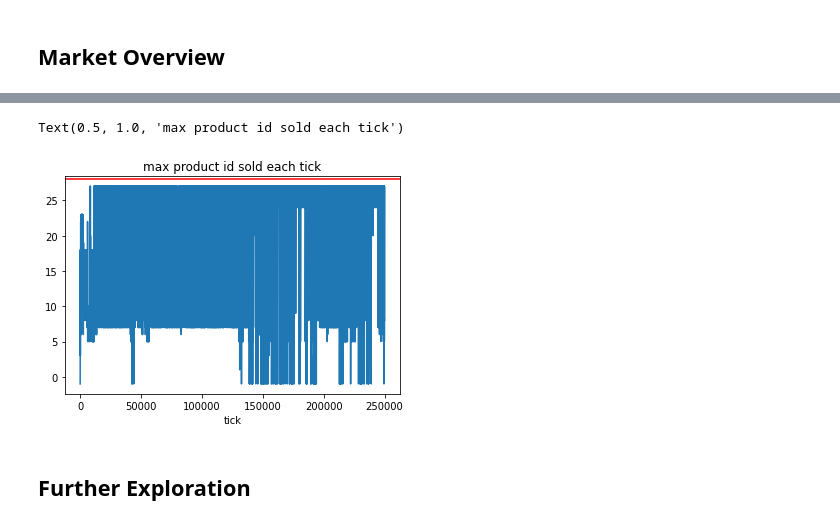
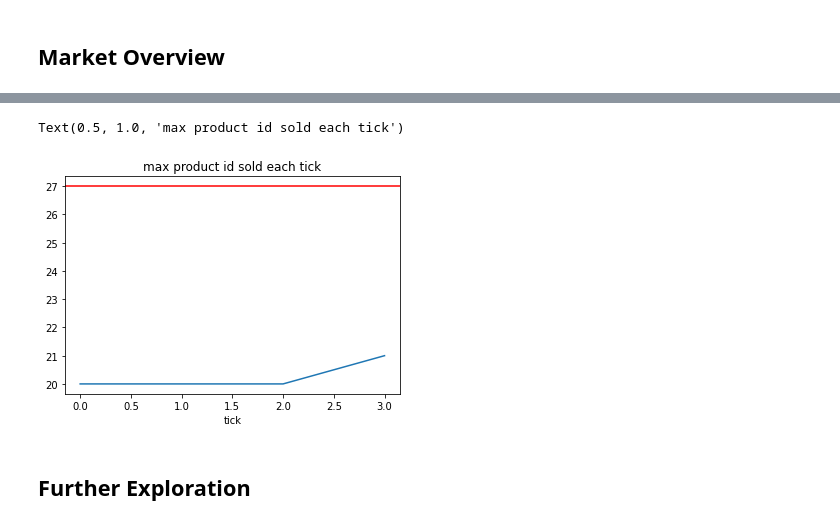
Before and after one commit to gerner/stellarpunk, a Jupyter notebook: notebook/econ_sim.ipynb, the cells around one changed output, grey strips where cells are left out. Cells and saved outputs as stored; diff of their text form; code cells hidden in the pictures.

```diff
--- a/notebook/econ_sim.ipynb
+++ b/notebook/econ_sim.ipynb
@@ -113 +103,4 @@ transaction_df.groupby("product")[["amount", "value"]].sum()
+# %%
+#transaction_tick_grouping = "tick"
+transaction_tick_grouping = transaction_df["tick"] // (5*60)
 # %%
@@ -174,10 +167,10 @@ transaction_df["product"].hist(bins=transaction_df["product"].nunique())
 # %%
-transaction_df.groupby("tick")["product"].max().plot()
+transaction_df.groupby(transaction_tick_grouping)["product"].max().plot()
 plt.axhline(production_chain_df.shape[1], color="red")
 plt.title("max product id sold each tick")
 # %% [output]
 Text(0.5, 1.0, 'max product id sold each tick')
-[figure, old version]
+[figure, new version]
 # %% [markdown]
 ## Further Exploration
 # %%
```
Also changed, not shown: parts of 153 cells of this notebook, 10 other files.
